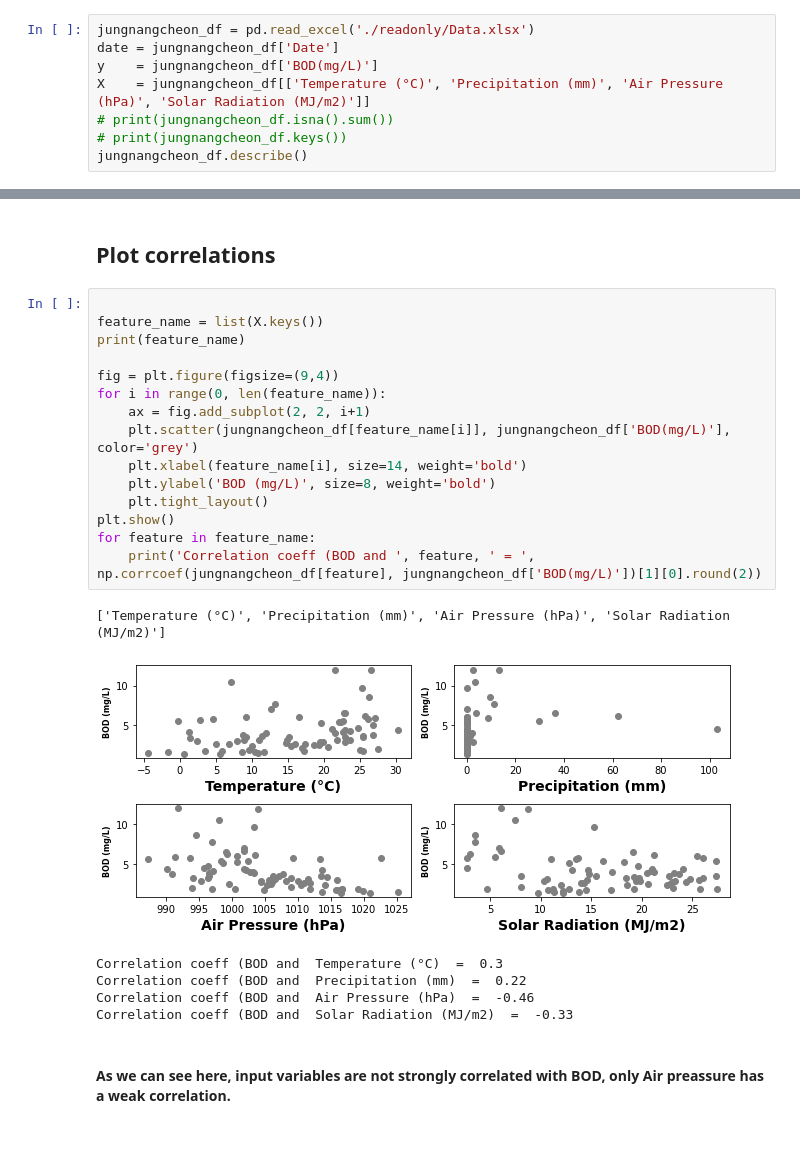
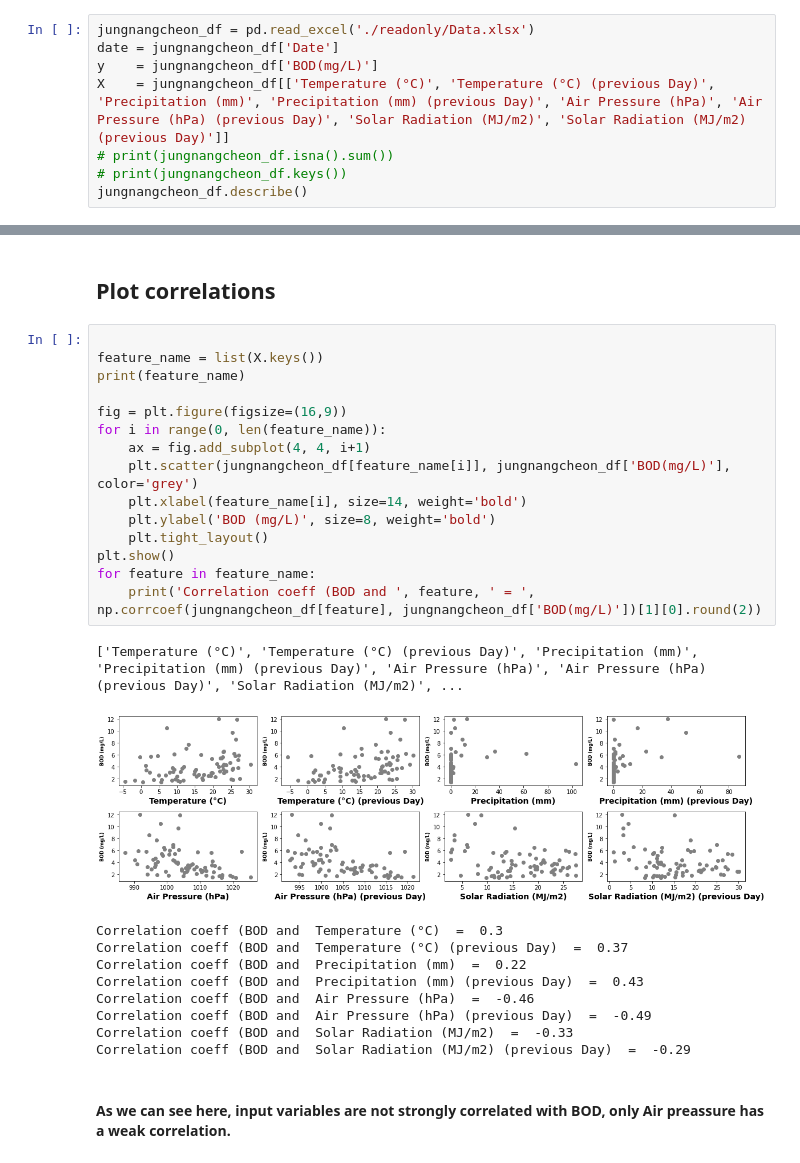
Before and after one commit to Fedeloz/Jungnangcheon_BOD_prediction, a Jupyter notebook: project.ipynb, the cells around one changed output, grey strips where cells are left out. Saved outputs shown, nothing was run; the diff lists cells and outputs as text.

```diff
--- a/project.ipynb
+++ b/project.ipynb
@@ -11,7 +11,7 @@ import matplotlib.pyplot as plt
 jungnangcheon_df = pd.read_excel('./readonly/Data.xlsx')
 date = jungnangcheon_df['Date']
 y    = jungnangcheon_df['BOD(mg/L)']
-X    = jungnangcheon_df[['Temperature (°C)', 'Precipitation (mm)', 'Air Pressure (hPa)', 'Solar Radiation (MJ/m2)']]
+X    = jungnangcheon_df[['Temperature (°C)', 'Temperature (°C) (previous Day)', 'Precipitation (mm)', 'Precipitation (mm) (previous Day)', 'Air Pressure (hPa)', 'Air Pressure (hPa) (previous Day)', 'Solar Radiation (MJ/m2)', 'Solar Radiation (MJ/m2) (previous Day)']]
 # print(jungnangcheon_df.isna().sum())
 # print(jungnangcheon_df.keys())
 jungnangcheon_df.describe()
@@ -30,25 +30,29 @@ jungnangcheon_df.describe()
 # %%
 
 feature_name = list(X.keys())
 print(feature_name)
 
-fig = plt.figure(figsize=(9,4))
+fig = plt.figure(figsize=(16,9))
 for i in range(0, len(feature_name)):
-    ax = fig.add_subplot(2, 2, i+1)
+    ax = fig.add_subplot(4, 4, i+1)
     plt.scatter(jungnangcheon_df[feature_name[i]], jungnangcheon_df['BOD(mg/L)'], color='grey')
     plt.xlabel(feature_name[i], size=14, weight='bold')
     plt.ylabel('BOD (mg/L)', size=8, weight='bold')
     plt.tight_layout()
 plt.show()
 for feature in feature_name:
     print('Correlation coeff (BOD and ', feature, ' = ', np.corrcoef(jungnangcheon_df[feature], jungnangcheon_df['BOD(mg/L)'])[1][0].round(2))
 # %% [output]
-['Temperature (°C)', 'Precipitation (mm)', 'Air Pressure (hPa)', 'Solar Radiation (MJ/m2)']
+['Temperature (°C)', 'Temperature (°C) (previous Day)', 'Precipitation (mm)', 'Precipitation (mm) (previous Day)', 'Air Pressure (hPa)', 'Air Pressure (hPa) (previous Day)', 'Solar Radiation (MJ/m2)', ...
-[figure, old version]
+[figure, new version]
 Correlation coeff (BOD and  Temperature (°C)  =  0.3
+Correlation coeff (BOD and  Temperature (°C) (previous Day)  =  0.37
 Correlation coeff (BOD and  Precipitation (mm)  =  0.22
+Correlation coeff (BOD and  Precipitation (mm) (previous Day)  =  0.43
 Correlation coeff (BOD and  Air Pressure (hPa)  =  -0.46
+Correlation coeff (BOD and  Air Pressure (hPa) (previous Day)  =  -0.49
 Correlation coeff (BOD and  Solar Radiation (MJ/m2)  =  -0.33
+Correlation coeff (BOD and  Solar Radiation (MJ/m2) (previous Day)  =  -0.29
 # %% [markdown]
 #### As we can see here, input variables are not strongly correlated with BOD, only Air preassure has a weak correlation.
 # %% [markdown]
```
Also changed, not shown: parts of 9 cells of this notebook, 9 other files.
